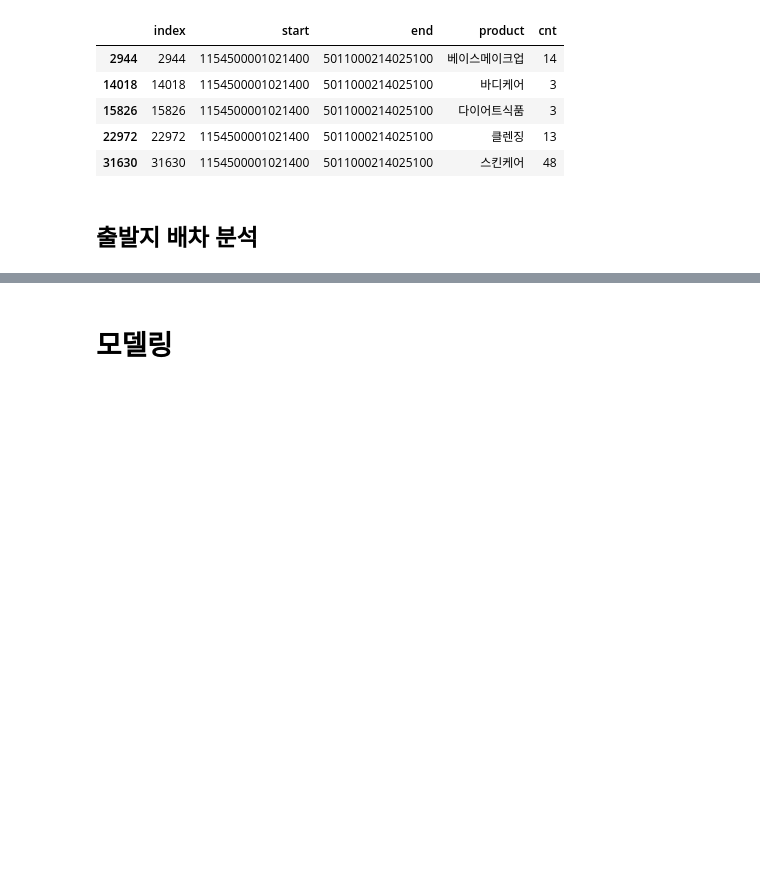
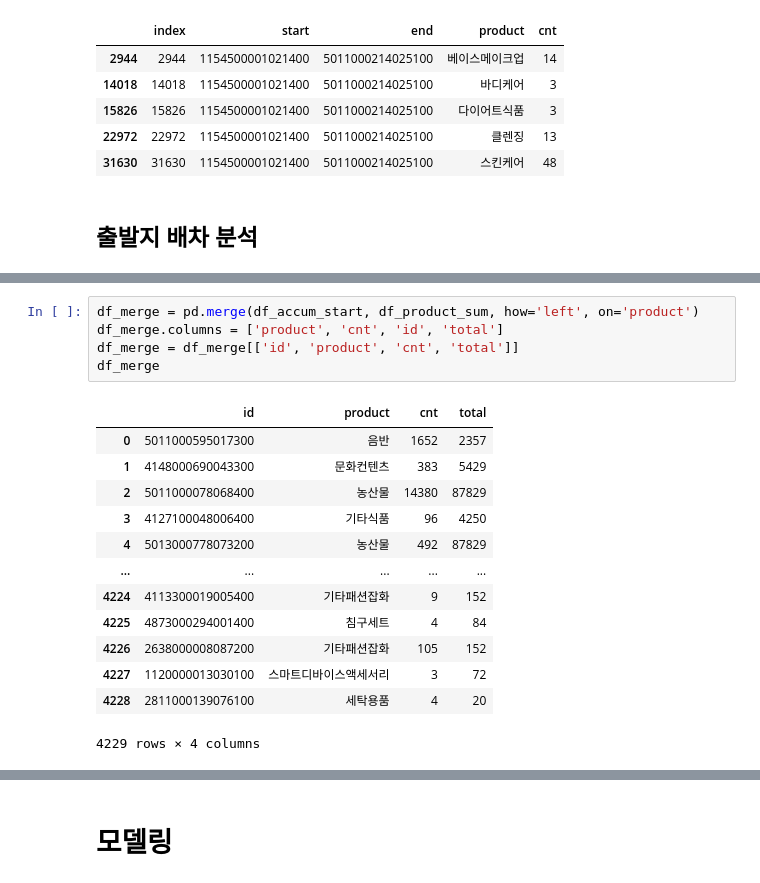
Before and after one commit to seonydg/ml-regression-logistics-distribution-forecast, a Jupyter notebook: Logistics Distribution Forecast Regression Analysis.ipynb, the cells around one changed output, grey strips where cells are left out. Cells and saved outputs as stored; diff of their text form; blank space fills up the shorter version.

```diff
--- a/Logistics Distribution Forecast Regression Analysis.ipynb
+++ b/Logistics Distribution Forecast Regression Analysis.ipynb
@@ -399,0 +553,19 @@ df[(df['start']==s) & (df['end']==e)]
+# %%
+df_merge = pd.merge(df_accum_start, df_product_sum, how='left', on='product')
+df_merge.columns = ['product', 'cnt', 'id', 'total']
+df_merge = df_merge[['id', 'product', 'cnt', 'total']]
+df_merge
+# %% [output]
+|  | id | product | cnt | total |
+| 0 | 5011000595017300 | 음반 | 1652 | 2357 |
+| 1 | 4148000690043300 | 문화컨텐츠 | 383 | 5429 |
+| 2 | 5011000078068400 | 농산물 | 14380 | 87829 |
+| 3 | 4127100048006400 | 기타식품 | 96 | 4250 |
+| 4 | 5013000778073200 | 농산물 | 492 | 87829 |
+| ... | ... | ... | ... | ... |
+| 4224 | 4113300019005400 | 기타패션잡화 | 9 | 152 |
+| 4225 | 4873000294001400 | 침구세트 | 4 | 84 |
+| 4226 | 2638000008087200 | 기타패션잡화 | 105 | 152 |
+| 4227 | 1120000013030100 | 스마트디바이스액세서리 | 3 | 72 |
+| 4228 | 2811000139076100 | 세탁용품 | 4 | 20 |
+4229 rows × 4 columns
```
Also changed, not shown: parts of 20 cells of this notebook.
